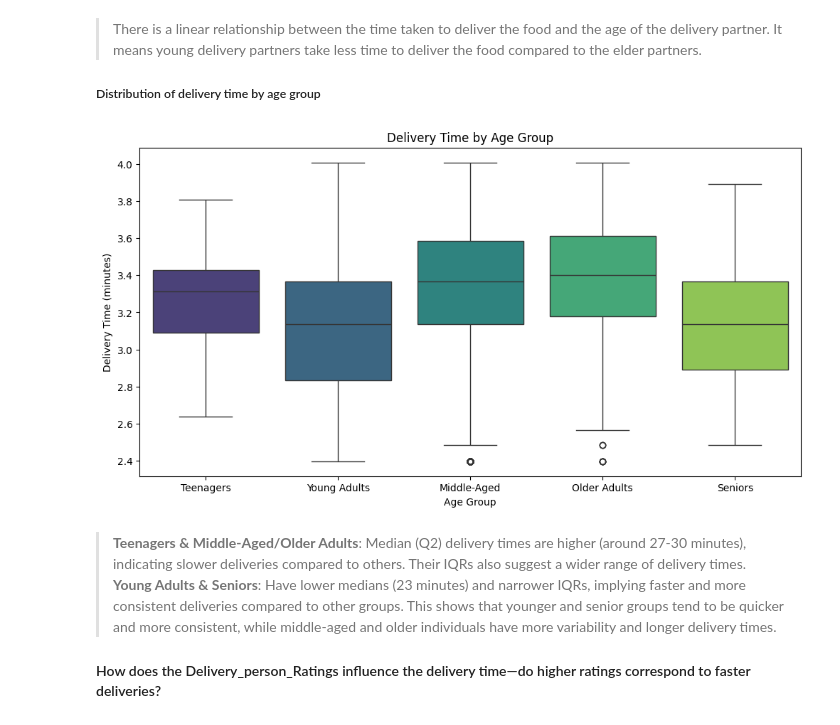
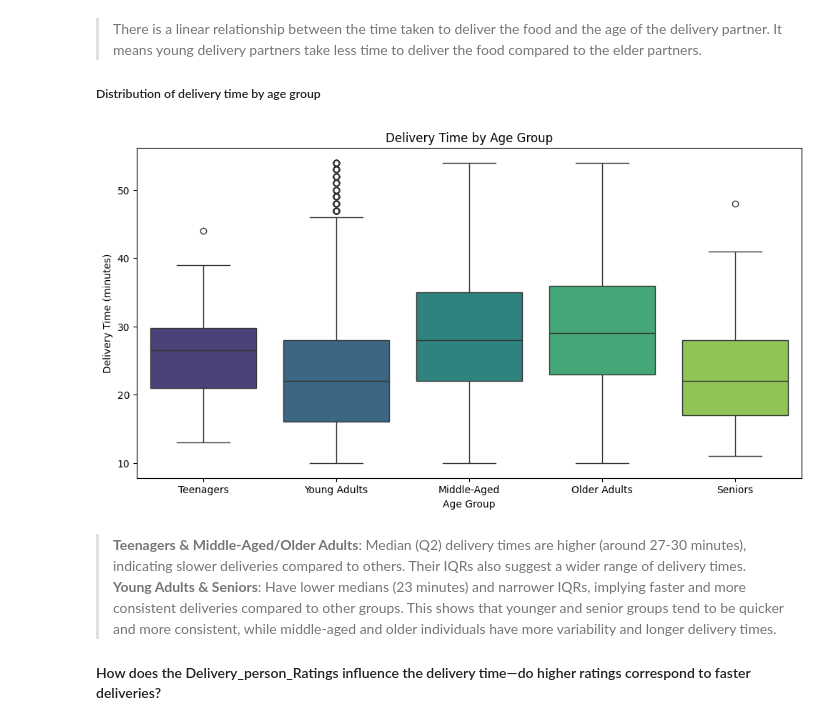
Before and after one commit to Darknight47/Data-Science-Projects-03, a Jupyter notebook: Food_Delivery_Time_Prediction.ipynb, the cells around one changed output. Saved outputs shown, nothing was run; the diff lists cells and outputs as text; code cells hidden in the pictures.

```diff
--- a/Food_Delivery_Time_Prediction.ipynb
+++ b/Food_Delivery_Time_Prediction.ipynb
@@ -221,13 +221,13 @@ dataset['Age_Group'] = pd.cut(dataset['Delivery_person_Age'], bins=bins, labels=
 # %%
 # Plot boxplot for 'Time_taken(min)' across age groups
 plt.figure(figsize=(12, 6))
-sns.boxplot(x='Age_Group', y='Log_Time_taken(min)', data=dataset, hue=dataset['Age_Group'], palette='viridis')
+sns.boxplot(x='Age_Group', y='Time_taken(min)', data=dataset, hue=dataset['Age_Group'], palette='viridis')
 plt.title('Delivery Time by Age Group')
 plt.xlabel('Age Group')
 plt.ylabel('Delivery Time (minutes)')
 plt.show()
 # %% [output]
-[figure, old version]
+[figure, new version]
 # %% [markdown]
 > **Teenagers & Middle-Aged/Older Adults**: Median (Q2) delivery times are higher (around 27-30 minutes), indicating slower deliveries compared to others. Their IQRs also suggest a wider range of delivery times.
 **Young Adults & Seniors**: Have lower medians (23 minutes) and narrower IQRs, implying faster and more consistent deliveries compared to other groups. This shows that younger and senior groups tend to be quicker and more consistent, while middle-aged and older individuals have more variability and longer delivery times.
```
Also changed, not shown: parts of 10 cells of this notebook.
